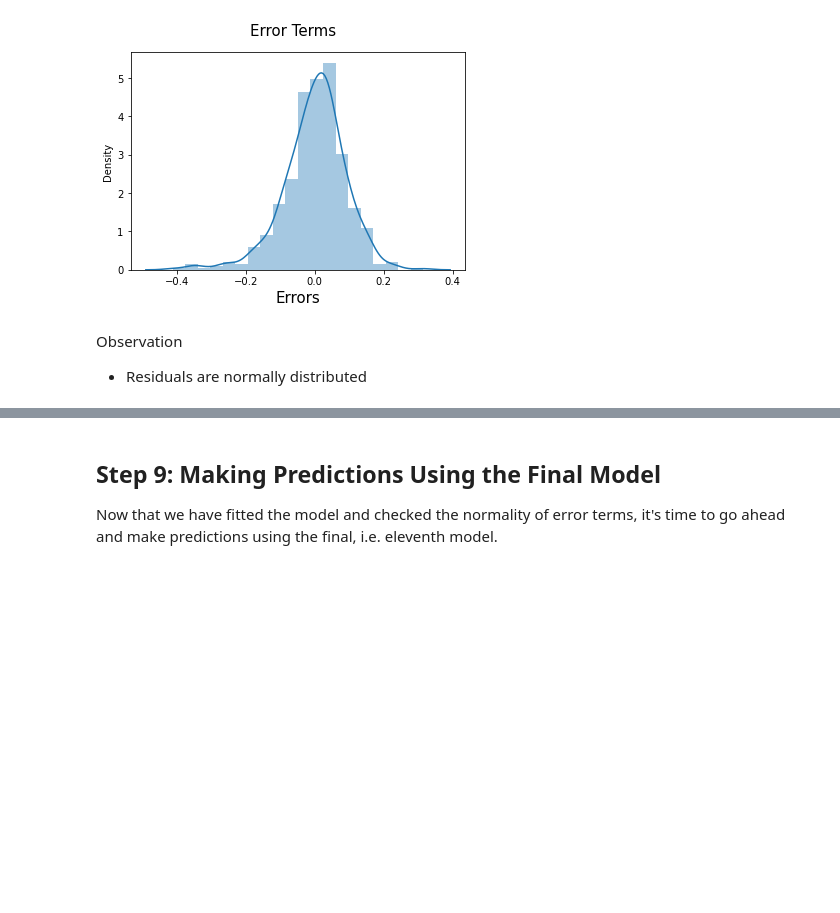
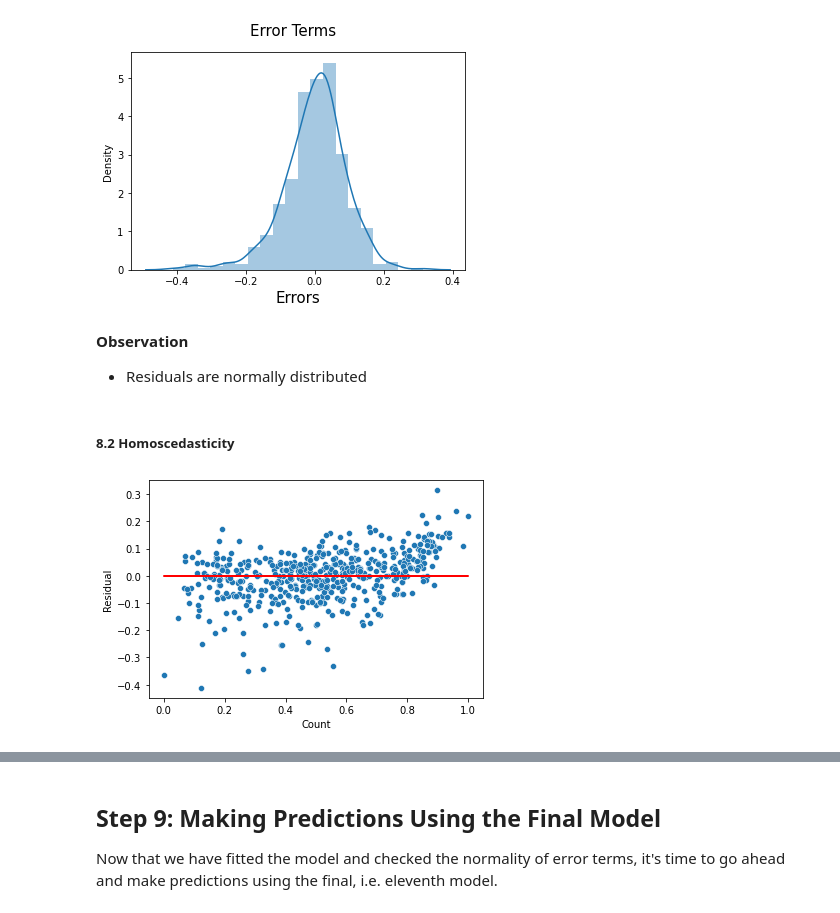
Before and after one commit to rainasharma/Bike-Sharing-Assignment, a Jupyter notebook: Bike_sharing_model.ipynb, the cells around one changed output, grey strips where cells are left out. Cells and saved outputs as stored; diff of their text form; code cells hidden in the pictures; blank space fills up the shorter version.

```diff
--- a/Bike_sharing_model.ipynb
+++ b/Bike_sharing_model.ipynb
@@ -976,8 +987,8 @@ Observation<br>
 cols=['yr', 'temp','workingday', 'windspeed',
        'summer','winter',
        'Sep', 'Light_rain_snow', 'Mist', 'Saturday']
-X_train_sm11=X_train[cols]
-X_train_lm11 = sm.add_constant(X_train_sm11)
+X_train_sm12=X_train[cols]
+X_train_lm12 = sm.add_constant(X_train_sm12)
 # %%
 ## VIF Check
 getVif(cols)
@@ -994,7 +1005,7 @@ getVif(cols)
 6              Sep  1.20
 7  Light_rain_snow  1.08
 # %%
-lr11=create_model(cols)
+lr12=create_model(cols)
 # %% [output]
                             OLS Regression Results
 ==============================================================================
@@ -1131,5 +1140,17 @@ plt.xlabel('Errors', fontsize = 15)
 Text(0.5, 0, 'Errors')
 [figure]
 # %% [markdown]
-Observation
+<b>Observation</b>
 - Residuals are normally distributed
+# %% [markdown]
+##### 8.2 Homoscedasticity
+# %%
+y_train_pred = lr12.predict(X_train_lm12)
+residual = y_train - y_train_pred
+sns.scatterplot(y_train,residual)
+plt.plot(y_train,(y_train - y_train), '-r')
+plt.xlabel('Count')
+plt.ylabel('Residual')
+plt.show()
+# %% [output]
+[figure, added]
```
Also changed, not shown: parts of 105 cells of this notebook.
